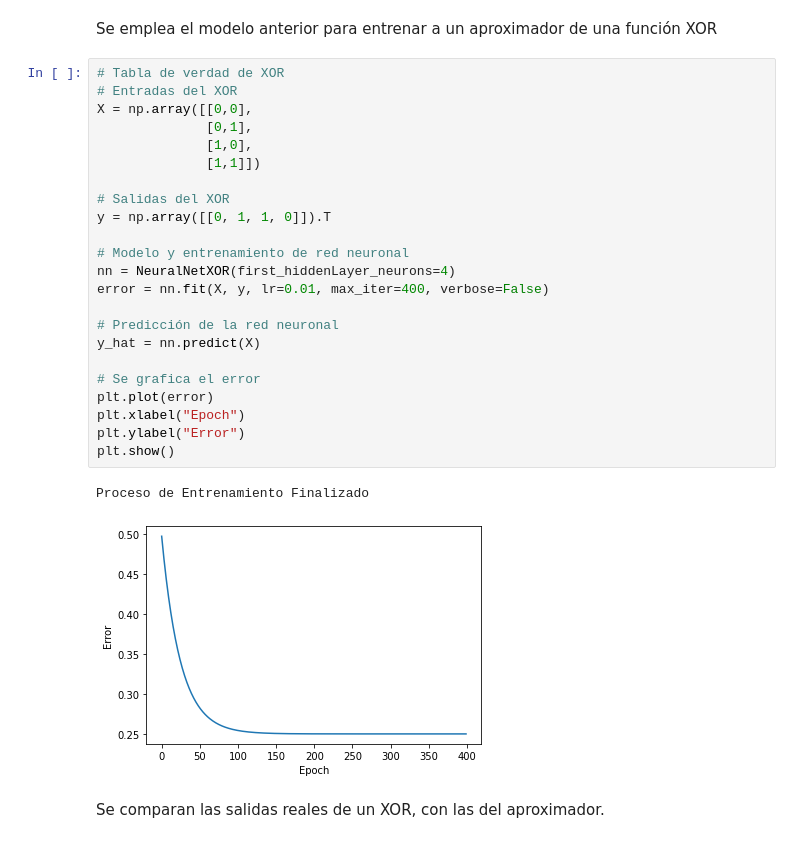
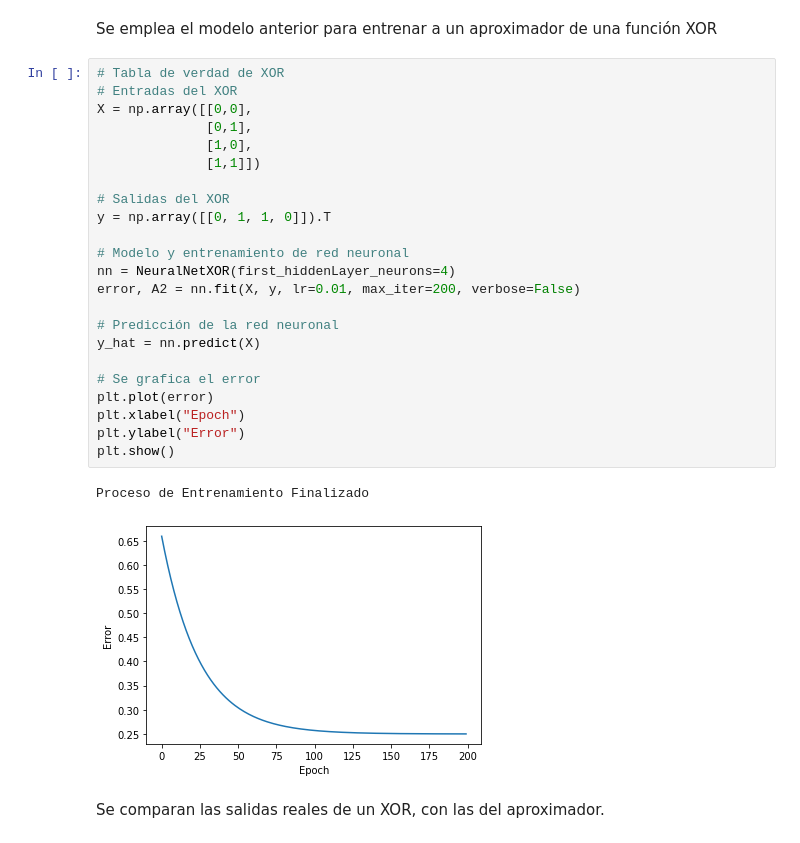
Before and after one commit to eddysanoli-galileo/Statistical-Learning-II, a Jupyter notebook: Notebooks/Clase 9 - Backpropagation.ipynb, the cells around one changed output. Drawn from its saved outputs; the diff is of its cells as text.

```diff
--- a/Notebooks/Clase 9 - Backpropagation.ipynb
+++ b/Notebooks/Clase 9 - Backpropagation.ipynb
@@ -267,29 +241,29 @@ Se emplea el modelo anterior para entrenar a un aproximador de una función XOR
 # %%
 # Tabla de verdad de XOR
 # Entradas del XOR
 X = np.array([[0,0],
               [0,1],
               [1,0],
               [1,1]])
 
 # Salidas del XOR
 y = np.array([[0, 1, 1, 0]]).T
 
 # Modelo y entrenamiento de red neuronal
 nn = NeuralNetXOR(first_hiddenLayer_neurons=4)
-error = nn.fit(X, y, lr=0.01, max_iter=400, verbose=False)
+error, A2 = nn.fit(X, y, lr=0.01, max_iter=200, verbose=False)
 
 # Predicción de la red neuronal
 y_hat = nn.predict(X)
 
 # Se grafica el error
 plt.plot(error)
 plt.xlabel("Epoch")
 plt.ylabel("Error")
 plt.show()
 # %% [output]
 Proceso de Entrenamiento Finalizado
-[figure, old version]
+[figure, new version]
 # %% [markdown]
 Se comparan las salidas reales de un XOR, con las del aproximador.
 # %%
```
Also changed, not shown: parts of 4 cells of this notebook.
